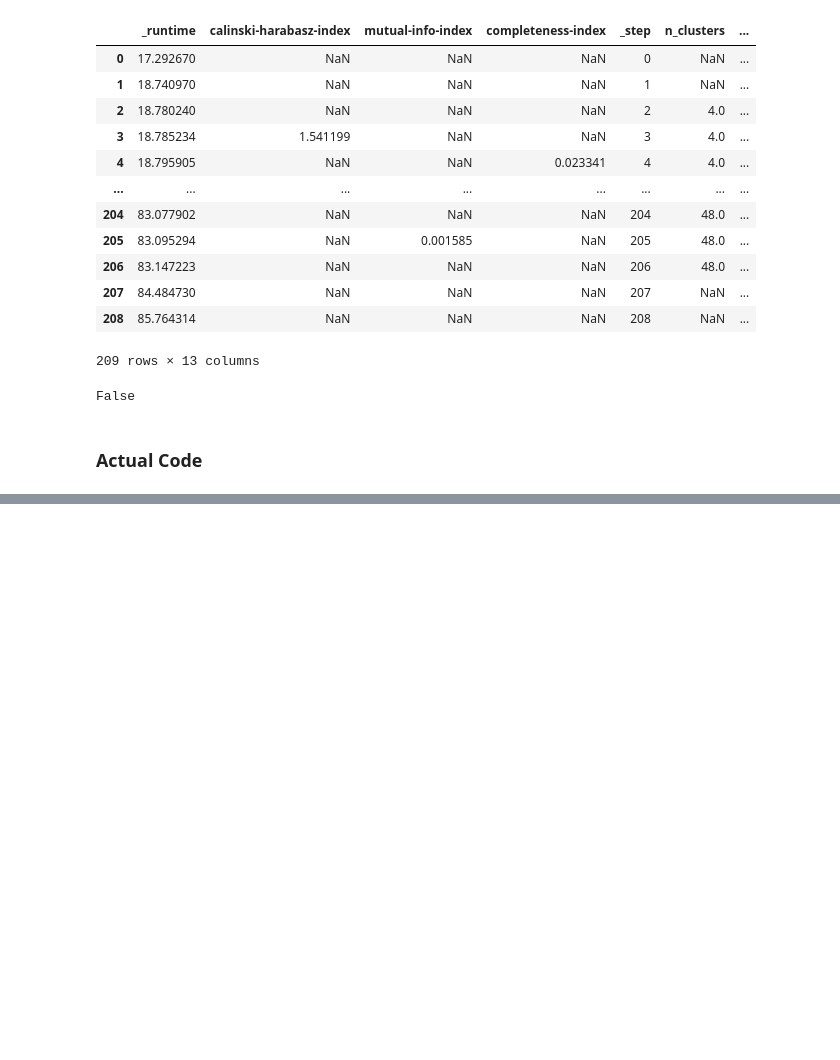
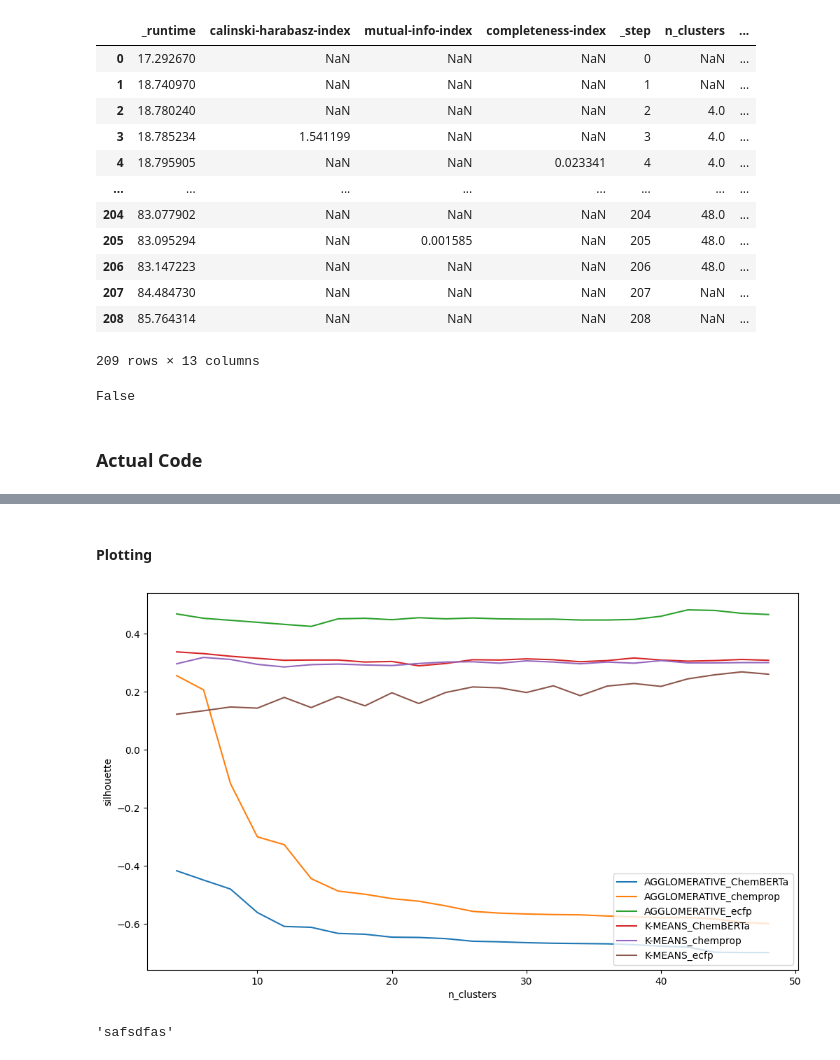
Before and after one commit to ilkersigirci/thesis-work, a Jupyter notebook: notebooks/wandb_test.ipynb, the cells around one changed output, grey strips where cells are left out. Saved outputs shown, nothing was run; the diff lists cells and outputs as text; code cells hidden in the pictures; blank space fills up the shorter version.

Commit message:
wandb plot refactored

```diff
--- a/notebooks/wandb_test.ipynb
+++ b/notebooks/wandb_test.ipynb
@@ -153,0 +159,27 @@ plot_metric_from_project(
+# %% [markdown]
+#### Plotting
+# %%
+processed_result = result
+
+
+# processed_result = result[result["name"].str.contains("UMAP_16")]
+# processed_result.assign(base=processed_result['name'].apply(lambda x: 16 if '16' in x else 32))
+# %%
+fig = plot_metric_from_project(
+    df=processed_result,
+    metric=metric,
+    metric_x_index_name=metric_x_index_name,
+    filter_column_contains_substring=filter_column_contains_substring,
+    show_title=False,
+    method="matplotlib",
+    # save_path="./test.png",
+)
+
+fig
+# %% [output]
+[figure, added]
+# %%
+xx = "safsdfasd"
+xx.replace("dddd", "")
+# %% [output]
+'safsdfas'
```
Also changed, not shown: parts of 8 cells of this notebook, 2 other files.
